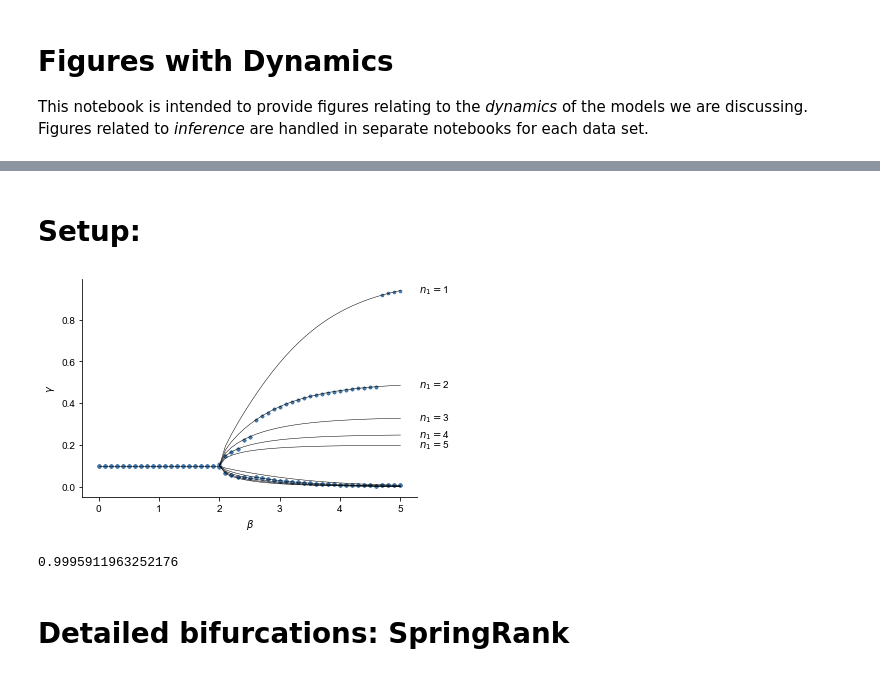
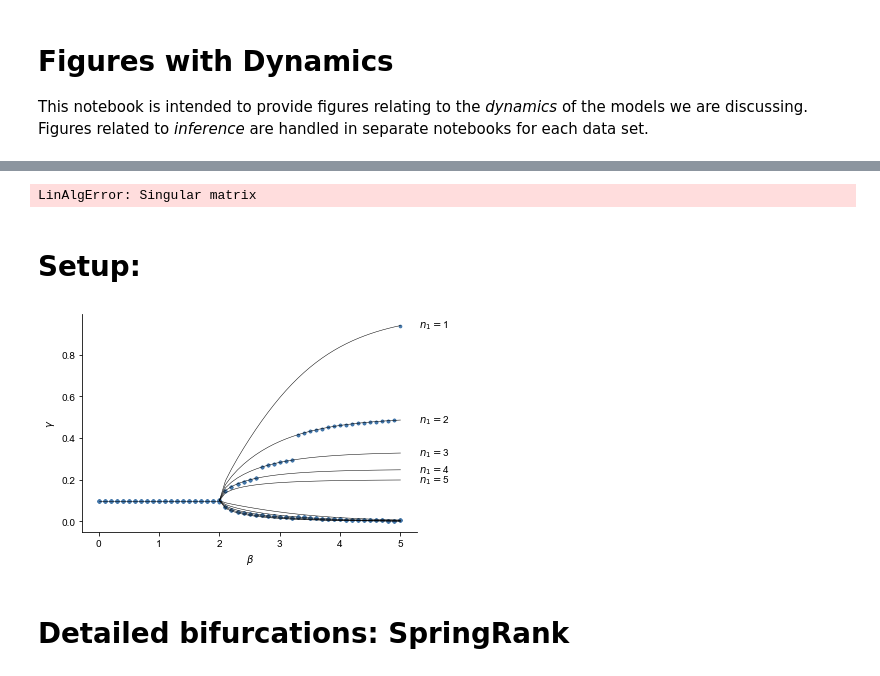
Before and after one commit to PhilChodrow/prestige_reinforcement, a Jupyter notebook: bifurcations.ipynb, the cells around one changed output, grey strips where cells are left out. Cells and saved outputs as stored; diff of their text form; code cells hidden in the pictures.

```diff
--- a/bifurcations.ipynb
+++ b/bifurcations.ipynb
@@ -18,0 +76,3 @@ matplotlib.rcParams['font.sans-serif'] = "Arial Unicode MS"
+# %%
+for i in range(V.shape[1]):
+    p = plt.scatter(BETAS, V[:,i], color = cset[0], alpha = 1, s=7)
@@ -18,0 +115,7 @@ matplotlib.rcParams['font.sans-serif'] = "Arial Unicode MS"
+# %%
+n = 4
+# A = np.random.randint(10, size = (n,n))
+A = np.random.rand(n,n)
+
+wins = A.T
+losses = A
@@ -18,0 +202,3 @@ matplotlib.rcParams['font.sans-serif'] = "Arial Unicode MS"
+# %%
+for i in range(V.shape[1]):
+    p = plt.scatter(BETAS, V[:,i], color = cset[0], alpha = 1, s=7)
@@ -18,0 +207,13 @@ matplotlib.rcParams['font.sans-serif'] = "Arial Unicode MS"
+# %%
+A0 = np.random.rand(n,n)
+A0 = A0/A0.sum()
+
+
+T = M.simulate(beta = np.array([17]),
+                       lam = .99,
+                       A0 = A0,
+                       n_rounds = 10000,
+                       update = deterministic_update,
+                       m_updates = m_updates)
+GAMMA = M.get_rates()
+plt.plot(GAMMA.mean(axis = 1))
@@ -19,3 +239,9 @@ matplotlib.rcParams['font.sans-serif'] = "Arial Unicode MS"
+# %%
+dA = M.get_states()[-1] - M.get_rates()[-1]
+
+np.linalg.solve(dA, b = np.zeros(n))
+# %% [output]
+LinAlgError: Singular matrix
 # %% [markdown]
 # Setup:
 # %%
@@ -53,8 +279,8 @@ n = 10
 A0 = np.random.rand(n,n)
 A0 = A0/A0.sum()
 
-lam = .98
-n_rounds = 20000
+lam = .8
+n_rounds = 5000
 
 m_updates = 1
 
@@ -64,39 +290,35 @@ b_grid = 51
 BETAS = np.linspace(0,5, b_grid)
 
 V = np.zeros((b_grid, n))
 
 M = model()
 M.set_score(score_function = lambda A: homebrew_SpringRank_score(A.T))
 M.set_features([linear_feature])
 
 for j in range(b_grid):
 
     M.simulate(beta = np.array([BETAS[j]]),
                        lam = lam,
                        A0 = A0,
                        n_rounds = n_rounds,
                        update = deterministic_update,
                        m_updates = m_updates)
     GAMMA = M.get_rates()
     GAMMA = np.sort(GAMMA, axis = 2)
-    V[j] = GAMMA[(-5000):(-1)].mean(axis = (0,1))
+    V[j] = GAMMA[(-1000):(-1)].mean(axis = (0,1))
 
 for i in range(V.shape[1]):
     p = ax.scatter(BETAS, V[:,i], color = cset[0], alpha = 1, s=7)
 
 ax.spines['top'].set_visible(False)
 ax.spines['right'].set_visible(False)
 
 ax.set(xlabel = r'$\beta$')
 ax.set(ylabel = r'$\gamma$')
 
 plt.savefig('fig/springRank_with_curves.png', dpi = 300, bbox_inches = 'tight')
 # %% [output]
-[figure, old version]
+[figure, new version]
-# %%
-np.array(gamma_1)[-1]
-# %% [output]
-0.9995911963252176
 # %% [markdown]
 # Detailed bifurcations: SpringRank
 # %%
```
Also changed, not shown: parts of 13 cells of this notebook, 6 other files.
